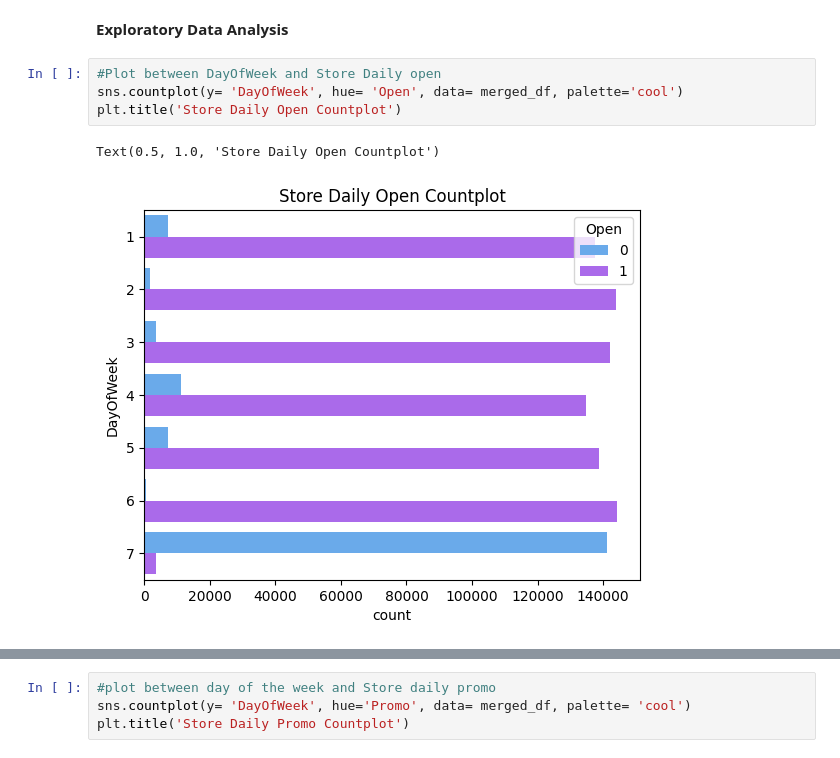
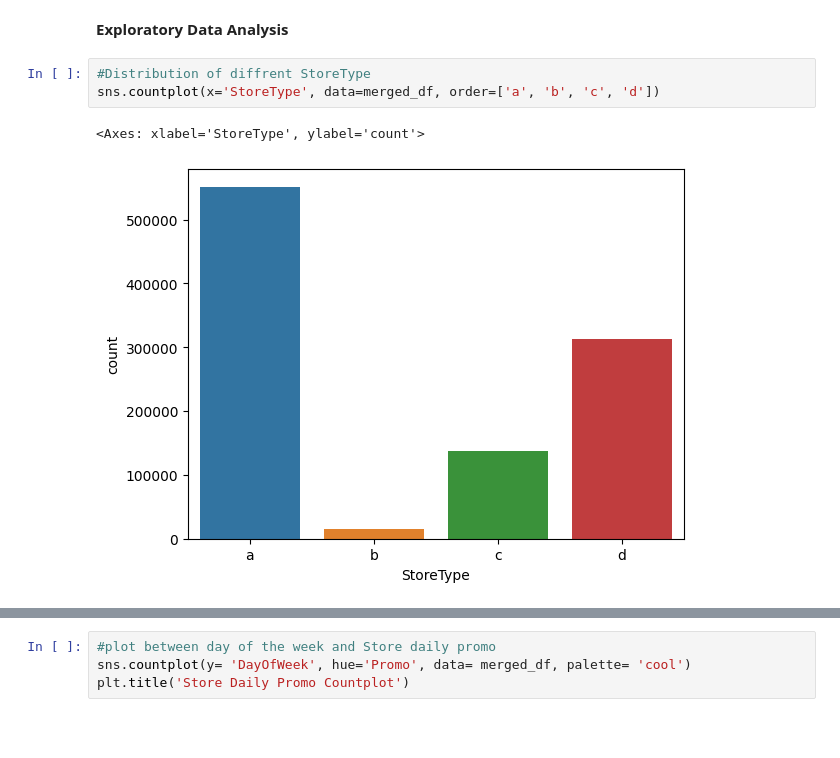
Before and after one commit to Koti-RK/Retail-Sales-Prediction, a Jupyter notebook: Retail_sales_prediction.ipynb, the cells around one changed output, grey strips where cells are left out. Saved outputs shown, nothing was run; the diff lists cells and outputs as text; blank space fills up the shorter version.

```diff
--- a/Retail_sales_prediction.ipynb
+++ b/Retail_sales_prediction.ipynb
@@ -358,9 +348,8 @@ memory usage: 147.5+ MB
 # %% [markdown]
 **Exploratory Data Analysis**
-# %%
-#Plot between DayOfWeek and Store Daily open
-sns.countplot(y= 'DayOfWeek', hue= 'Open', data= merged_df, palette='cool')
-plt.title('Store Daily Open Countplot')
-# %% [output]
-Text(0.5, 1.0, 'Store Daily Open Countplot')
-[figure, removed]
+# %%
+#Distribution of diffrent StoreType
+sns.countplot(x='StoreType', data=merged_df, order=['a', 'b', 'c', 'd'])
+# %% [output]
+<Axes: xlabel='StoreType', ylabel='count'>
+[figure, added]
```
Also changed, not shown: parts of 30 cells of this notebook.
